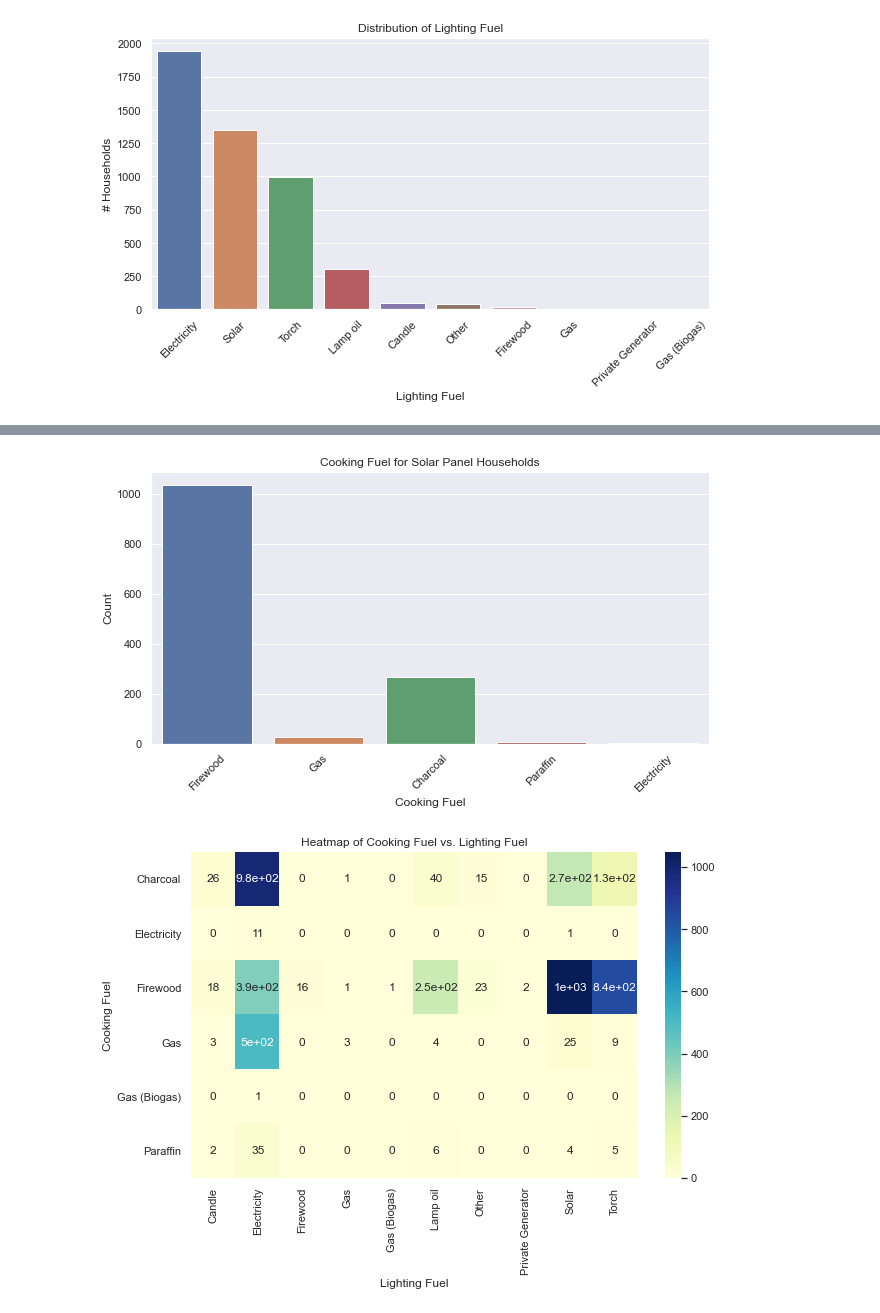
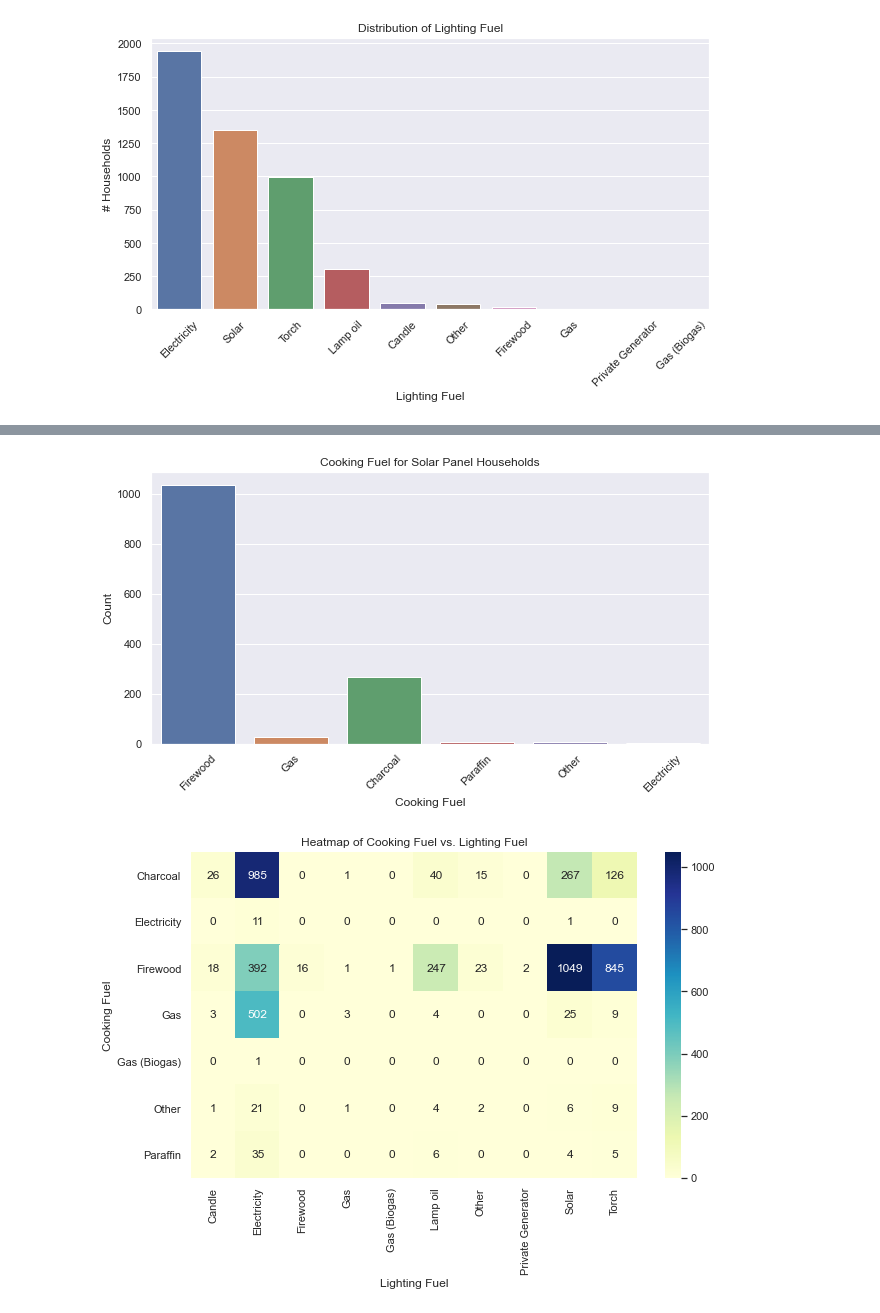
Before and after one commit to whitehackr/solar_tz, a Jupyter notebook: data_and_analysis/survey_review.ipynb, the cells around one changed output, grey strips where cells are left out. Cells and saved outputs as stored; diff of their text form; code cells hidden in the pictures.

```diff
--- a/data_and_analysis/survey_review.ipynb
+++ b/data_and_analysis/survey_review.ipynb
@@ -183,10 +183,10 @@ elec_dict = {   1:'Tanesco',
                 7:'Other'}
 # %%
 #df['string_column'] = df['code_column'].map(code_to_string)
-i_hh_energy['cooking_fuel'] = i_hh_energy['cooking_fuel'].map(ckfuel_dict)
-i_hh_energy['cooking_stove'] = i_hh_energy['cooking_stove'].map(stove_dict)
-i_hh_energy['lighting_fuel'] = i_hh_energy['lighting_fuel'].map(light_dict)
-i_hh_energy['electricity_source'] = i_hh_energy['electricity_source'].map(elec_dict)
+i_hh_energy['cooking_fuel'] = i_hh_energy['cooking_fuel'].map(ckfuel_dict).fillna('Other')
+i_hh_energy['cooking_stove'] = i_hh_energy['cooking_stove'].map(stove_dict).fillna('Other')
+i_hh_energy['lighting_fuel'] = i_hh_energy['lighting_fuel'].map(light_dict).fillna('Other')
+i_hh_energy['electricity_source'] = i_hh_energy['electricity_source'].map(elec_dict).fillna('no-electricity')
 i_hh_energy
 # %% [output]
 |  | y5_hhid | cooking_fuel | cooking_stove | lighting_fuel | electricity_source |
@@ -280,19 +250,19 @@ plt.ylabel('Count')
 plt.xticks(rotation=45)
 plt.show()
 # %% [output]
-[figure, old version]
+[figure, new version]
 # %%
 crosstab = pd.crosstab(i_hh_energy['cooking_fuel'], i_hh_energy['lighting_fuel'])
 
 # Create a heatmap to visualize relationships
 plt.figure(figsize=(10, 6))
-sns.heatmap(crosstab, annot=True, cmap='YlGnBu')
+sns.heatmap(crosstab, annot=True, fmt = 'd', cmap='YlGnBu')
 plt.title('Heatmap of Cooking Fuel vs. Lighting Fuel')
 plt.xlabel('Lighting Fuel')
 plt.ylabel('Cooking Fuel')
 plt.show()
 # %% [output]
-[figure, old version]
+[figure, new version]
 # %%
 fig, axes = plt.subplots(1, len(columns_of_interest), figsize=(15, 5))
 
```
Also changed, not shown: parts of 18 cells of this notebook.
